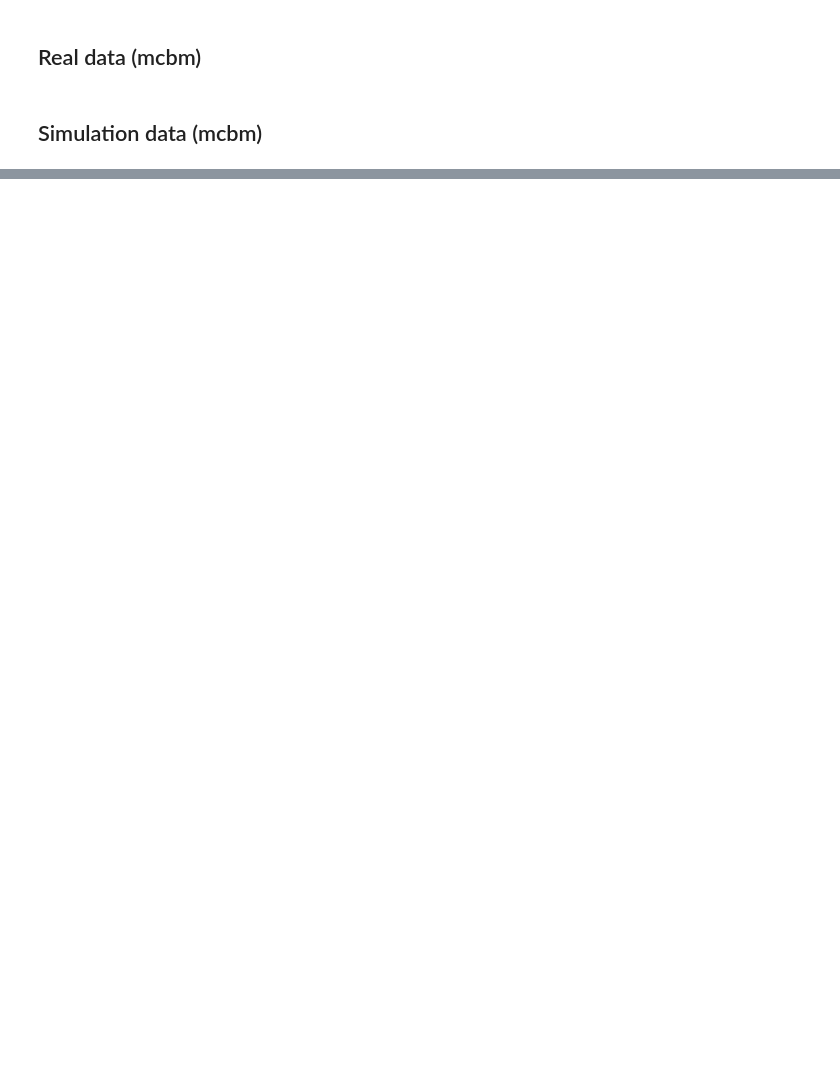
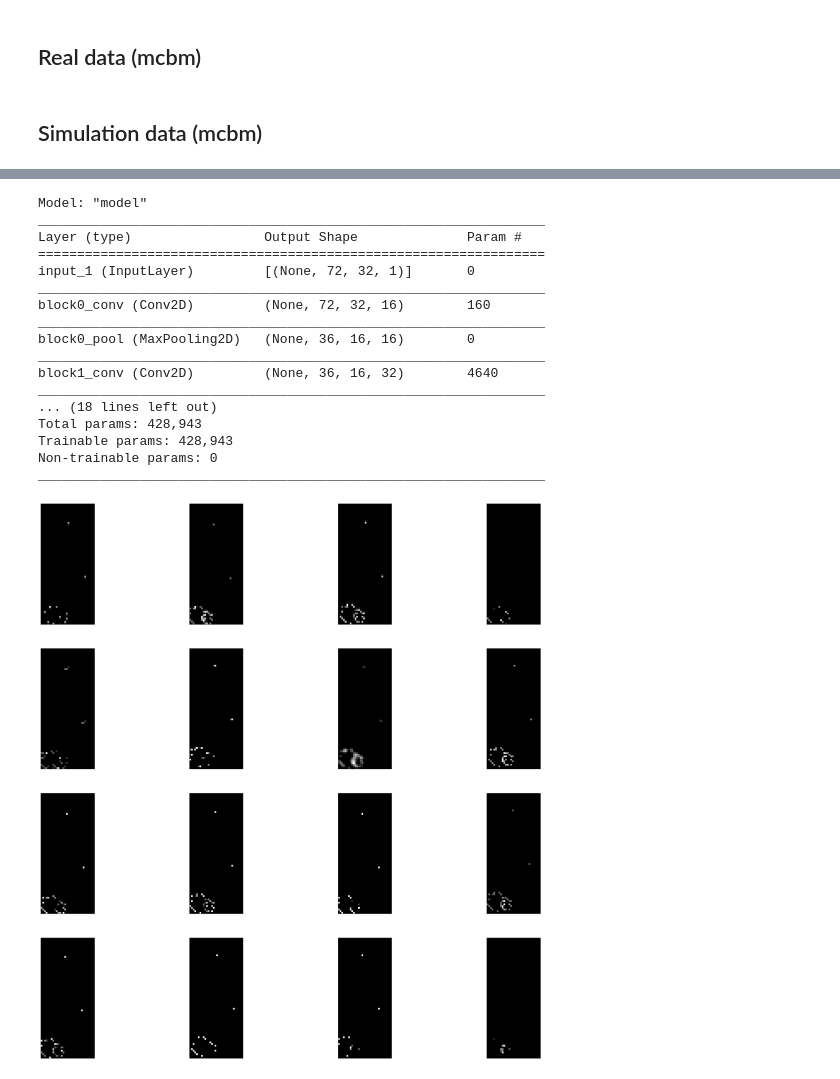
Before and after one commit to borkh/mcbm-ring-reco, a Jupyter notebook: real_sim_data.ipynb, the cells around one changed output, grey strips where cells are left out. Saved outputs shown, nothing was run; the diff lists cells and outputs as text; code cells hidden in the pictures; blank space fills up the shorter version.

```diff
--- a/real_sim_data.ipynb
+++ b/real_sim_data.ipynb
@@ -82,0 +82,60 @@ for i in range(6):
+# %%
+# visualize feature maps output from each block in the vgg model
+from keras.applications.vgg16 import VGG16
+from keras.applications.vgg16 import preprocess_input
+from keras.preprocessing.image import load_img
+from keras.preprocessing.image import img_to_array
+from keras.models import Model
+from matplotlib import pyplot
+from numpy import expand_dims
+
+plt.rcParams['figure.figsize'] = [40, 40]
+plt.rcParams['figure.dpi'] = 100 # 200 e.g. is really fine, but slower
+
+#model = VGG16()
+model = tf.keras.models.load_model("models/plain-mcbm-2022-02-08_1204.model")
+model.summary()
+ixs = [1, 3, 5, 7]
+outputs = [model.layers[i].output for i in ixs]
+model = Model(inputs=model.inputs, outputs=outputs)
+
+img = displays[0]
+#img = cv2.merge((img,img,img))
+#img = cv2.resize(img, (224,224), interpolation=cv2.INTER_AREA)
+img = np.expand_dims(img, axis=0)
+feature_maps = model.predict(img)
+
+square = 4
+for fmap in feature_maps:
+	# plot all 64 maps in an 8x8 squares
+	ix = 1
+	for _ in range(square):
+		for _ in range(square):
+			# specify subplot and turn of axis
+			ax = pyplot.subplot(square, square, ix)
+			ax.set_xticks([])
+			ax.set_yticks([])
+			# plot filter channel in grayscale
+			pyplot.imshow(fmap[0, :, :, ix-1], cmap='gray')
+			ix += 1
+	# show the figure
+	pyplot.show()
+# %% [output]
+Model: "model"
+_________________________________________________________________
+Layer (type)                 Output Shape              Param #
+=================================================================
+input_1 (InputLayer)         [(None, 72, 32, 1)]       0
+_________________________________________________________________
+block0_conv (Conv2D)         (None, 72, 32, 16)        160
+_________________________________________________________________
+block0_pool (MaxPooling2D)   (None, 36, 16, 16)        0
+_________________________________________________________________
+block1_conv (Conv2D)         (None, 36, 16, 32)        4640
+_________________________________________________________________
+... (18 lines left out)
+Total params: 428,943
+Trainable params: 428,943
+Non-trainable params: 0
+_________________________________________________________________
+[figure, added]
```
Also changed, not shown: parts of 5 cells of this notebook, 6 other files.
